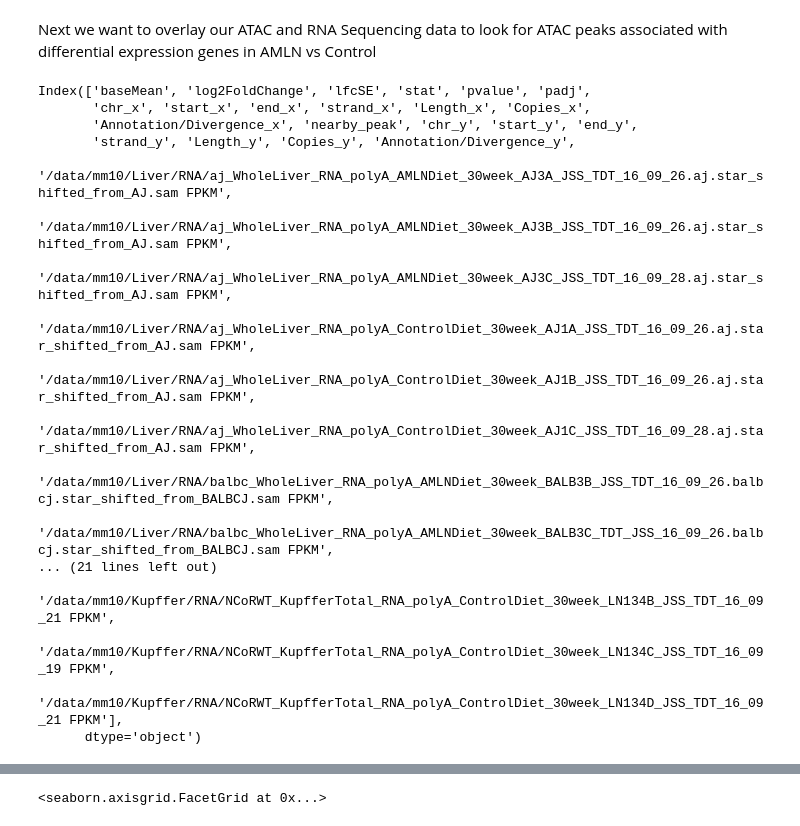
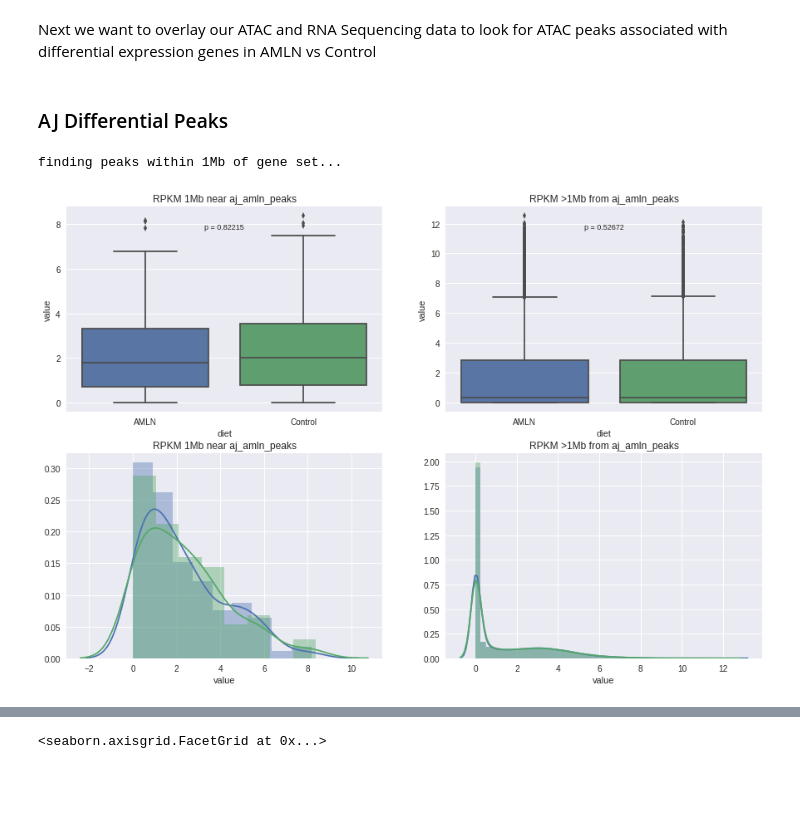
Before and after one commit to HunterBennett/liverStrains, a Jupyter notebook: results/171212_ATAC_Strains.ipynb, the cells around one changed output, grey strips where cells are left out. Saved outputs shown, nothing was run; the diff lists cells and outputs as text; code cells hidden in the pictures; blank space fills up the shorter version.

```diff
--- a/results/171212_ATAC_Strains.ipynb
+++ b/results/171212_ATAC_Strains.ipynb
@@ -77,14 +77,16 @@ def merge_peaks(dir1, dir2, outdir, dist='given', print_err=False):
     else: print('merge peaks file ' + outdir + '/optimal_peakfile_merge.txt already exists!')
     return outdir + '/optimal_peakfile_merge.txt'
 
-def anno_peaks(dir1, dir2, outdir, dist='given', print_err=False):
+def anno_peaks(dir1, dir2, outdir, dist='given', noann=False, nogene=False, print_err=False):
     import subprocess
     import os
     # call merge peaks
     mPPath = merge_peaks(dir1, dir2, outdir, dist, print_err=print_err)
     # construct function call
-    aPCallList = ['annotatePeaks.pl', mPPath, 'mm10', '-d']
-    aPCallList.extend([dir1 + '/pooled_tag_dirs', dir2 + '/pooled_tag_dirs'])
+    aPCallList = ['annotatePeaks.pl', mPPath, 'mm10']
+    if noann: aPCallList.extend(['-noann'])
+    if nogene: aPCallList.extend(['-nogene'])
+    aPCallList.extend(['-d', dir1 + '/pooled_tag_dirs', dir2 + '/pooled_tag_dirs'])
     # call annotate peaks
     aPPath = mPPath.replace('.txt', '_anno.txt')
     if not os.path.isfile(aPPath):
@@ -101,7 +103,7 @@ def anno_peaks(dir1, dir2, outdir, dist='given', print_err=False):
     else: print('annotate peaks file: ' + aPPath + ' already exists!')
     return aPPath
 
-def diff_peaks(dir1, dir2, outdir, dist='given', rev=False, print_err=False):
+def diff_peaks(dir1, dir2, outdir, dist='given', name='', rev=False, print_err=False):
     import subprocess
     import os
     # make output directory if necessary
@@ -115,9 +117,9 @@ def diff_peaks(dir1, dir2, outdir, dist='given', rev=False, print_err=False):
     # adjust if it will call reverse peaks against background
     if rev:
         gDPCall.append("-rev")
-        dPPath = outdir + '/diffpeaks_rev.txt'
+        dPPath = outdir + '/' +  name + 'diffpeaks_rev.txt'
     else:
-        dPPath = outdir + '/diffpeaks.txt'
+        dPPath = outdir + '/' +  name + 'diffpeaks.txt'
     # call differential peaks
     if not os.path.isfile(dPPath):
         print('calling getDifferentialPeaks...')
@@ -133,7 +135,7 @@ def diff_peaks(dir1, dir2, outdir, dist='given', rev=False, print_err=False):
     else: print('diff peaks file: ' + dPPath + ' already exists!')
     return dPPath
 
-def find_motifs_genome(peakfile, genome, outdir, size = 200):
+def find_motifs_genome(peakfile, genome, outdir, size = 200, force=False):
     import subprocess
     import os
 
@@ -141,7 +143,10 @@ def find_motifs_genome(peakfile, genome, outdir, size = 200):
         subprocess.call(["mkdir", outdir])
 
     homerCall = ["findMotifsGenome.pl", peakfile, genome, outdir, "-size", "200"]
-    p = subprocess.call(homerCall)
+    if ((not os.path.isdir(outdir + 'homerResults')) & (not force)):
+        print('calling homer...')
+        p = subprocess.call(homerCall)
+    else: print('homer file already detected, use force=True to overwrite')
 
 def clean_sample_IDs(idList):
     import re
@@ -381,20 +406,0 @@ balbc_amln_deseq = balbc_amln_deseq.merge(rpkm,
-# %%
-balbc_amln_deseq.columns
-# %% [output]
-Index(['baseMean', 'log2FoldChange', 'lfcSE', 'stat', 'pvalue', 'padj',
-       'chr_x', 'start_x', 'end_x', 'strand_x', 'Length_x', 'Copies_x',
-       'Annotation/Divergence_x', 'nearby_peak', 'chr_y', 'start_y', 'end_y',
-       'strand_y', 'Length_y', 'Copies_y', 'Annotation/Divergence_y',
-       '/data/mm10/Liver/RNA/aj_WholeLiver_RNA_polyA_AMLNDiet_30week_AJ3A_JSS_TDT_16_09_26.aj.star_shifted_from_AJ.sam FPKM',
-       '/data/mm10/Liver/RNA/aj_WholeLiver_RNA_polyA_AMLNDiet_30week_AJ3B_JSS_TDT_16_09_26.aj.star_shifted_from_AJ.sam FPKM',
-       '/data/mm10/Liver/RNA/aj_WholeLiver_RNA_polyA_AMLNDiet_30week_AJ3C_JSS_TDT_16_09_28.aj.star_shifted_from_AJ.sam FPKM',
-       '/data/mm10/Liver/RNA/aj_WholeLiver_RNA_polyA_ControlDiet_30week_AJ1A_JSS_TDT_16_09_26.aj.star_shifted_from_AJ.sam FPKM',
-       '/data/mm10/Liver/RNA/aj_WholeLiver_RNA_polyA_ControlDiet_30week_AJ1B_JSS_TDT_16_09_26.aj.star_shifted_from_AJ.sam FPKM',
-       '/data/mm10/Liver/RNA/aj_WholeLiver_RNA_polyA_ControlDiet_30week_AJ1C_JSS_TDT_16_09_28.aj.star_shifted_from_AJ.sam FPKM',
-       '/data/mm10/Liver/RNA/balbc_WholeLiver_RNA_polyA_AMLNDiet_30week_BALB3B_JSS_TDT_16_09_26.balbcj.star_shifted_from_BALBCJ.sam FPKM',
-       '/data/mm10/Liver/RNA/balbc_WholeLiver_RNA_polyA_AMLNDiet_30week_BALB3C_TDT_JSS_16_09_26.balbcj.star_shifted_from_BALBCJ.sam FPKM',
-... (21 lines left out)
-       '/data/mm10/Kupffer/RNA/NCoRWT_KupfferTotal_RNA_polyA_ControlDiet_30week_LN134B_JSS_TDT_16_09_21 FPKM',
-       '/data/mm10/Kupffer/RNA/NCoRWT_KupfferTotal_RNA_polyA_ControlDiet_30week_LN134C_JSS_TDT_16_09_19 FPKM',
-       '/data/mm10/Kupffer/RNA/NCoRWT_KupfferTotal_RNA_polyA_ControlDiet_30week_LN134D_JSS_TDT_16_09_21 FPKM'],
-      dtype='object')
@@ -428,0 +556,7 @@ def overlap_peak_rna(peaks, genes, dist=1, peak_string='unknown origin'):
+# %% [markdown]
+### AJ Differential Peaks
+# %%
+p, a = analyze_peak_rna(aj_peaks, aj_amln_deseq, rpkm, peak_string='aj_amln_peaks', strain='aj')
+# %% [output]
+finding peaks within 1Mb of gene set...
+[figure, added]
```
Also changed, not shown: parts of 34 cells of this notebook, 5 other files.
